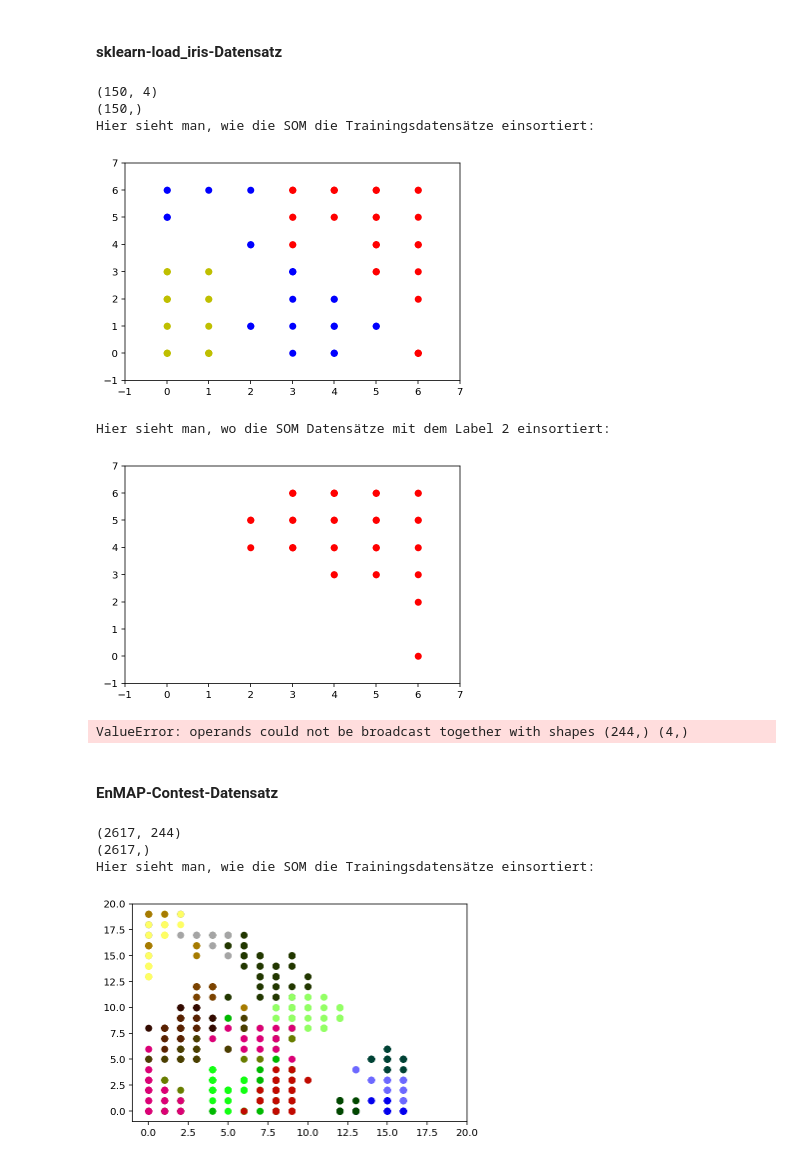
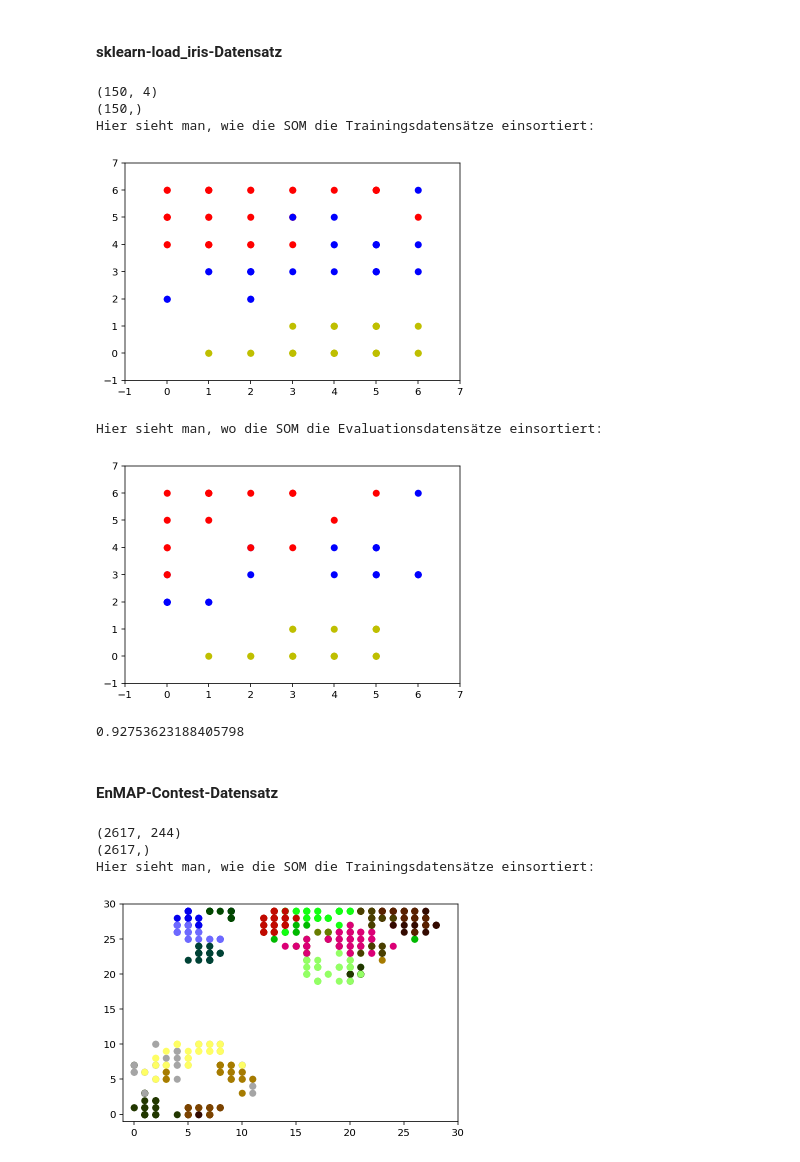
Before and after one commit to thedomdom/wbs, a Jupyter notebook: WBS_P-Übung2.ipynb, the cells around one changed output. Saved outputs shown, nothing was run; the diff lists cells and outputs as text; code cells hidden in the pictures.

```diff
--- a/WBS_P-Übung2.ipynb
+++ b/WBS_P-Übung2.ipynb
@@ -42,20 +42,17 @@ print(y.ravel().shape)
 n_rows = 7
 n_cols = 7
 
-my_som = SOM(n_rows=n_rows, n_cols=n_cols, iterations_max=5000, alpha_0=0.9, sigma_0=1)
+my_first_som = SOM(n_rows=n_rows, n_cols=n_cols, iterations_max=5000, alpha_0=0.9, sigma_0=1, neighbor_function='8')
 
 # Entnehmen der Trainingsdatensätze
-idx = np.random.randint(150, size=110)
-my_som.fit(X[idx,:], y[idx])
+indices_train = np.random.randint(150, size=110)
+my_first_som.fit(X[indices_train,:], y[indices_train])
 
-for index in idx:
-#     print(dataset.shape)
+for index in indices_train:
     dataset = X[index]
-    coords = my_som.classify(dataset)
+    coords = my_first_som.classify(dataset)
     dataset_class = int(y[index])
     if dataset_class > -1:
-#         print(dataset_class, end="")
-#         print(coords)
         cm = ['y', 'b', 'r']
         plt.plot(coords[0], coords[1], color=cm[dataset_class], marker='o')
 
@@ -65,57 +62,52 @@ print("Hier sieht man, wie die SOM die Trainingsdatensätze einsortiert:")
 (150, 4)
 (150,)
 Hier sieht man, wie die SOM die Trainingsdatensätze einsortiert:
-[figure, old version]
+[figure, new version]
 # %%
-for index, dataset in enumerate(X):
-#     print(dataset.shape)
-    coords = my_som.classify(dataset)
+indices_evaluate = [index for index in list(range(150)) if (index not in list(indices_train))]
+
+for index in indices_evaluate:
+    dataset = X[index]
+    coords = my_first_som.classify(dataset)
     dataset_class = int(y[index])
-    if dataset_class == 2:
-#         print(coords)
+    if dataset_class > -1:
         cm = ['y', 'b', 'r']
         plt.plot(coords[0], coords[1], color=cm[dataset_class], marker='o')
 
 plt.axis([-1, n_cols, -1, n_rows])
-print("Hier sieht man, wo die SOM Datensätze mit dem Label 2 einsortiert:")
+print("Hier sieht man, wo die SOM die Evaluationsdatensätze einsortiert:")
 # %% [output]
-Hier sieht man, wo die SOM Datensätze mit dem Label 2 einsortiert:
+Hier sieht man, wo die SOM die Evaluationsdatensätze einsortiert:
-[figure, old version]
+[figure, new version]
-# %%
-import sklearn.metrics as metrics
-
-# print(my_som.predict(X[idx,:]))
-
-metrics.accuracy_score(y[idx], my_som.predict(X[idx,:]))
-# %% [output]
-ValueError: operands could not be broadcast together with shapes (244,) (4,)
+# %%
+my_first_som.score(X[indices_evaluate], y[indices_evaluate])
+# %% [output]
+0.92753623188405798
 # %% [markdown]
 #### EnMAP-Contest-Datensatz
 # %%
 print(datadict["xi"].T.shape)
 print(datadict["lx"].T.ravel().shape)
 
-n_rows = 20
-n_cols = 20
+n_rows = 30
+n_cols = 30
 
-my_som = SOM(n_rows=n_rows, n_cols=n_cols, iterations_max=1000, alpha_0=0.9, sigma_0=1)
+my_som = SOM(n_rows=n_rows, n_cols=n_cols, iterations_max=1000, alpha_0=0.9, sigma_0=1, neighbor_function='8')
 my_som.fit(datadict["xi"].T, datadict["lx"].T.ravel())
 
 for index, dataset in enumerate(datadict["yi"].T):
-#     print(dataset.shape)
     coords = my_som.classify(dataset)
     dataset_class = int(datadict["ly"].T[index])
     if dataset_class :
-#         print(coords)
         dataset_class_color = tuple(datadict["cm"].T[dataset_class])
         plt.plot(coords[0], coords[1], color=dataset_class_color, marker='o')
 
 plt.axis([-1, n_cols, -1, n_rows])
 print("Hier sieht man, wie die SOM die Trainingsdatensätze einsortiert:")
 # %% [output]
 (2617, 244)
 (2617,)
 Hier sieht man, wie die SOM die Trainingsdatensätze einsortiert:
-[figure, old version]
+[figure, new version]
 # %%
 for index, dataset in enumerate(datadict["yi"].T):
```
Also changed, not shown: parts of 3 cells of this notebook.
